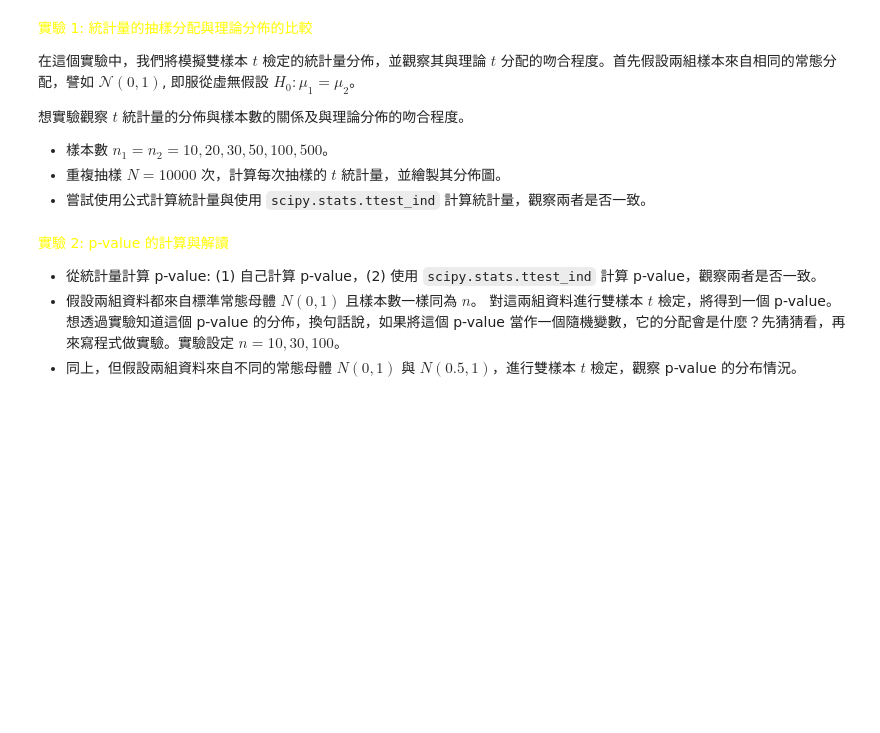
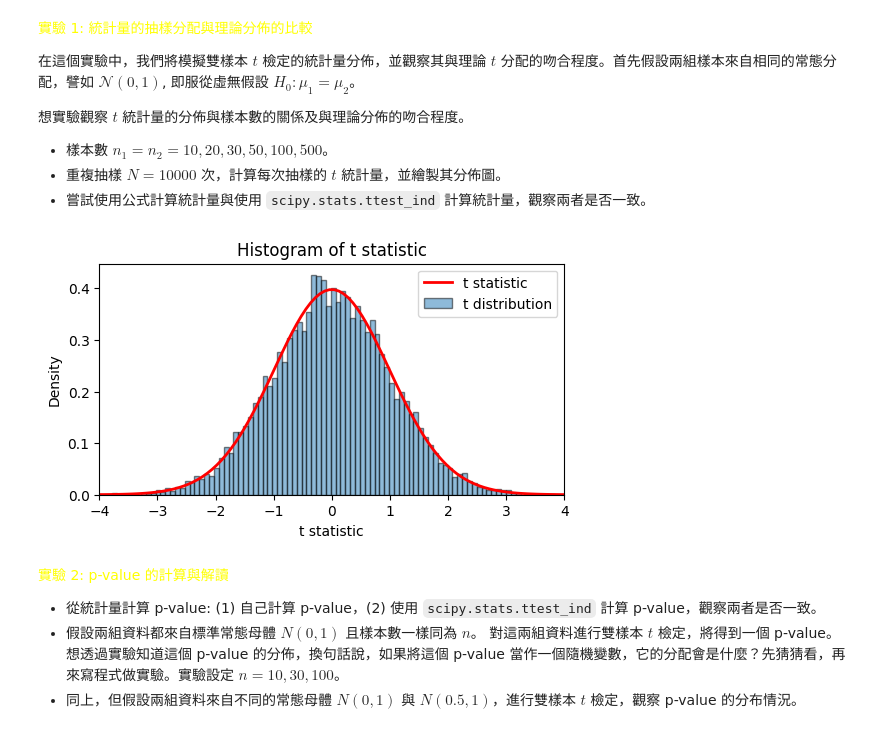
Before and after one commit to ntpuccw/InClassCoding, a Jupyter notebook: gar0930.ipynb, the cells around one changed output. Cells and saved outputs as stored; diff of their text form; code cells hidden in the pictures; blank space fills up the shorter version.

```diff
--- a/gar0930.ipynb
+++ b/gar0930.ipynb
@@ -28,6 +28,42 @@ t = \displaystyle\frac{\bar{x}_1 - \bar{x}_2}{\sqrt{s_1^2/n_1 + s_2^2/n_2}} $$
 - 樣本數 $n_1 = n_2 = 10, 20, 30, 50, 100, 500$。
 - 重複抽樣 $N=10000$ 次，計算每次抽樣的 $t$ 統計量，並繪製其分佈圖。
 - 嘗試使用公式計算統計量與使用 `scipy.stats.ttest_ind` 計算統計量，觀察兩者是否一致。
+# %%
+# compute t statistic for two independent samples from normal distributions with equal variance
+
+import numpy as np
+import matplotlib.pyplot as plt
+from scipy.stats import ttest_ind, t
+
+# take n samples from a normal distribution with mean 0 and standard deviation 1
+# repeat this sampling N times to create two independent samples
+N = 10000
+n = 40
+samples1 = np.random.normal(0, 1, size=(n, N))
+samples2 = np.random.normal(0, 1, size=(n, N))
+
+# compute t statistic
+t_statistic, p_value = ttest_ind(samples1, samples2)
+
+# plot histogram of t statistic
+fig = plt.figure(figsize=(6, 3))
+plt.hist(t_statistic, bins=100, density=True, alpha=0.5, edgecolor='black')
+# plot the theoretical t distribution with df = 2n - 2
+df = 2 * n - 2
+xx = np.linspace(-4, 4, 100)
+plt.plot(xx, t.pdf(xx, df), 'r', linewidth=2, label='t distribution (df={})'.format(df))
+plt.xlabel('t statistic')
+plt.ylabel('Density')
+plt.title('Histogram of t statistic')
+# add a legend
+plt.legend(['t statistic', 't distribution'])
+# fix the x-axis limits
+plt.xlim(-4, 4)
+plt.show()
+# print t statistic and p value
+# print(t_statistic, p_value)
+# %% [output]
+[figure, added]
 # %% [markdown]
 <font color=yellow>實驗 2: p-value 的計算與解讀</font>
 
```
Also changed, not shown: parts of 3 cells of this notebook.
